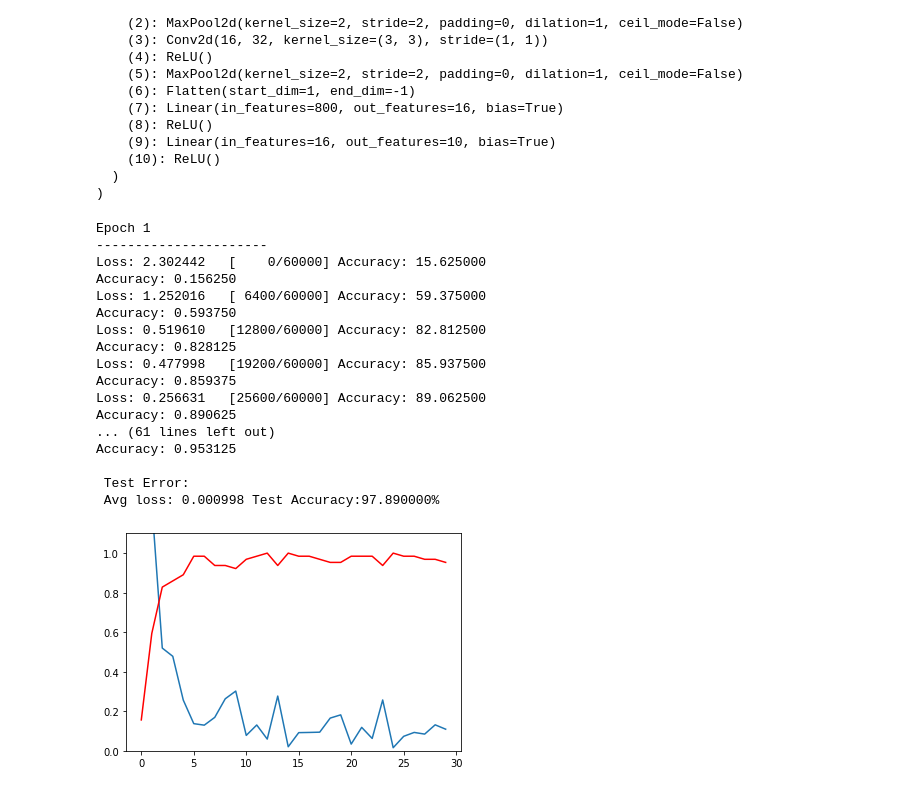
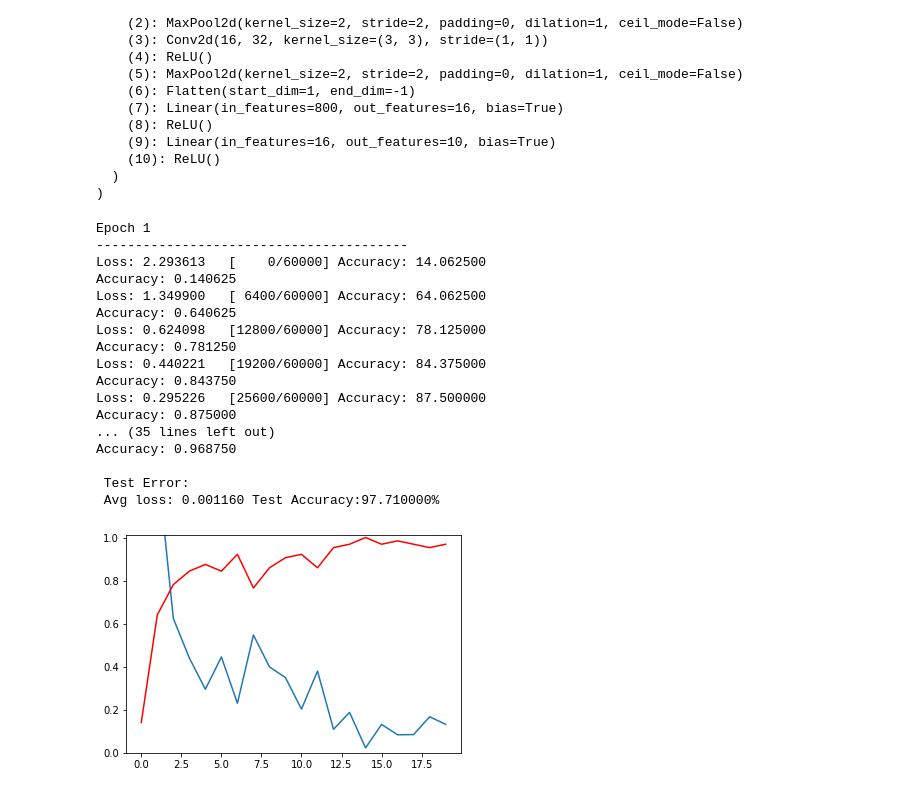
Before and after one commit to Panas18/Mnist-Handwritten, a Jupyter notebook: MnistCNN.ipynb, the cells around one changed output. Saved outputs shown, nothing was run; the diff lists cells and outputs as text; code cells hidden in the pictures.

Commit message:
test result images

```diff
--- a/MnistCNN.ipynb
+++ b/MnistCNN.ipynb
@@ -115,10 +111,10 @@ def test(data_dataloader, model):
     correct /= size
     print(f"\n Test Error: \n Avg loss: {test_loss:>8f} Test Accuracy:{correct * 100:>5f}% \n")
 # %%
-epochs = 3
+epochs = 2
 losses , accuracies = [], []
 for t in range(epochs):
-    print(f"Epoch {t+1}\n----------------------")
+    print(f"Epoch {t+1}\n----------------------------------------")
     loss, accuracy = train(train_loader, model, loss_fn, optimizer)
     for l, a in zip(loss, accuracy):
         losses.append(l)
@@ -126,28 +122,26 @@ for t in range(epochs):
     test(test_loader, model)
 # %% [output]
 Epoch 1
-----------------------
-Loss: 2.302442   [    0/60000] Accuracy: 15.625000
-Accuracy: 0.156250
-Loss: 1.252016   [ 6400/60000] Accuracy: 59.375000
-Accuracy: 0.593750
-Loss: 0.519610   [12800/60000] Accuracy: 82.812500
-Accuracy: 0.828125
-Loss: 0.477998   [19200/60000] Accuracy: 85.937500
-Accuracy: 0.859375
-Loss: 0.256631   [25600/60000] Accuracy: 89.062500
-Accuracy: 0.890625
-... (61 lines left out)
-Accuracy: 0.953125
+----------------------------------------
+Loss: 2.293613   [    0/60000] Accuracy: 14.062500
+Accuracy: 0.140625
+Loss: 1.349900   [ 6400/60000] Accuracy: 64.062500
+Accuracy: 0.640625
+Loss: 0.624098   [12800/60000] Accuracy: 78.125000
+Accuracy: 0.781250
+Loss: 0.440221   [19200/60000] Accuracy: 84.375000
+Accuracy: 0.843750
+Loss: 0.295226   [25600/60000] Accuracy: 87.500000
+Accuracy: 0.875000
+... (35 lines left out)
+Accuracy: 0.968750
 
  Test Error:
- Avg loss: 0.000998 Test Accuracy:97.890000%
+ Avg loss: 0.001160 Test Accuracy:97.710000%
 # %%
-
-# visualization loss
 plt.plot(losses)
 plt.plot(accuracies,color = "red")
-plt.ylim(0,1.1)
+plt.ylim(0,1.01)
 plt.show()
 # %% [output]
-[figure, old version]
+[figure, new version]
```
Also changed, not shown: parts of 2 cells of this notebook, 1 other file.
